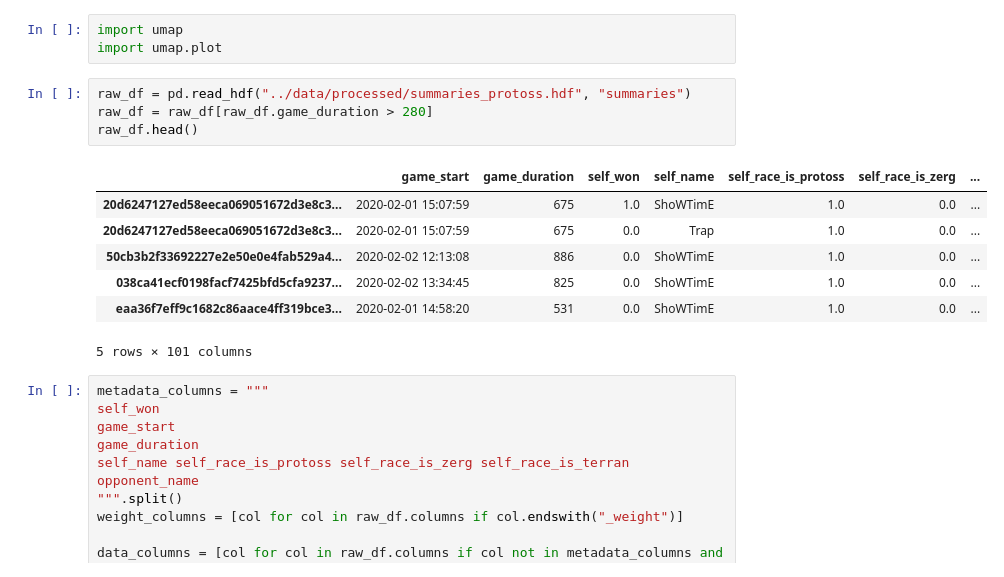
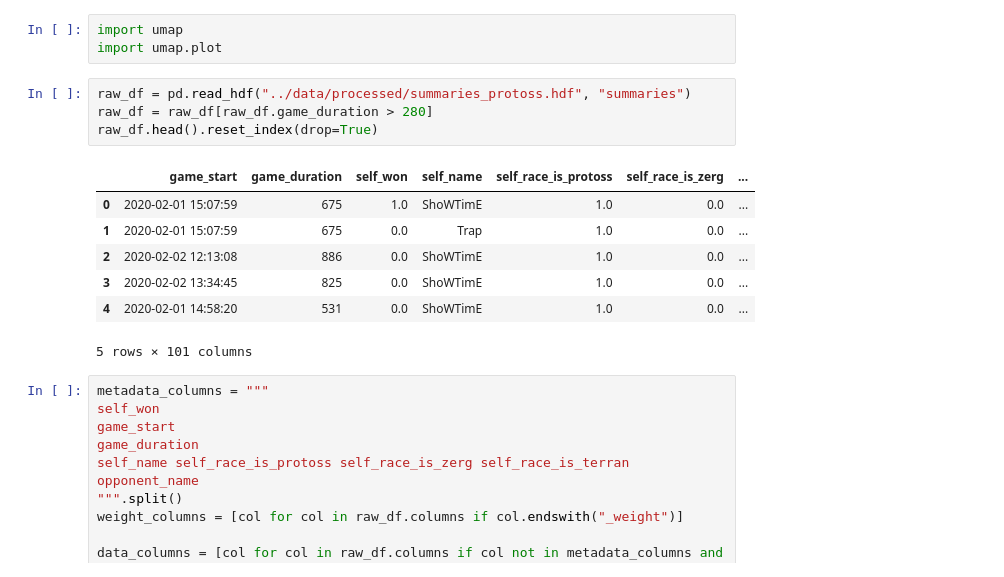
Before and after one commit to axiak/sc2creativity, a Jupyter notebook: notebooks/Autoencoder - selfdistance.ipynb, the cells around one changed output. Drawn from its saved outputs; the diff is of its cells as text.

```diff
--- a/notebooks/Autoencoder - selfdistance.ipynb
+++ b/notebooks/Autoencoder - selfdistance.ipynb
@@ -30,14 +30,14 @@ import umap.plot
 # %%
 raw_df = pd.read_hdf("../data/processed/summaries_protoss.hdf", "summaries")
 raw_df = raw_df[raw_df.game_duration > 280]
-raw_df.head()
+raw_df.head().reset_index(drop=True)
 # %% [output]
 |  | game_start | game_duration | self_won | self_name | self_race_is_protoss | self_race_is_zerg | ... |
-| 20d6247127ed58eeca069051672d3e8c3... | 2020-02-01 15:07:59 | 675 | 1.0 | ShoWTimE | 1.0 | 0.0 | ... |
-| 20d6247127ed58eeca069051672d3e8c3... | 2020-02-01 15:07:59 | 675 | 0.0 | Trap | 1.0 | 0.0 | ... |
-| 50cb3b2f33692227e2e50e0e4fab529a4... | 2020-02-02 12:13:08 | 886 | 0.0 | ShoWTimE | 1.0 | 0.0 | ... |
-| 038ca41ecf0198facf7425bfd5cfa9237... | 2020-02-02 13:34:45 | 825 | 0.0 | ShoWTimE | 1.0 | 0.0 | ... |
-| eaa36f7eff9c1682c86aace4ff319bce3... | 2020-02-01 14:58:20 | 531 | 0.0 | ShoWTimE | 1.0 | 0.0 | ... |
+| 0 | 2020-02-01 15:07:59 | 675 | 1.0 | ShoWTimE | 1.0 | 0.0 | ... |
+| 1 | 2020-02-01 15:07:59 | 675 | 0.0 | Trap | 1.0 | 0.0 | ... |
+| 2 | 2020-02-02 12:13:08 | 886 | 0.0 | ShoWTimE | 1.0 | 0.0 | ... |
+| 3 | 2020-02-02 13:34:45 | 825 | 0.0 | ShoWTimE | 1.0 | 0.0 | ... |
+| 4 | 2020-02-01 14:58:20 | 531 | 0.0 | ShoWTimE | 1.0 | 0.0 | ... |
 5 rows × 101 columns
 # %%
 metadata_columns = """
```
Also changed, not shown: parts of 7 cells of this notebook.
